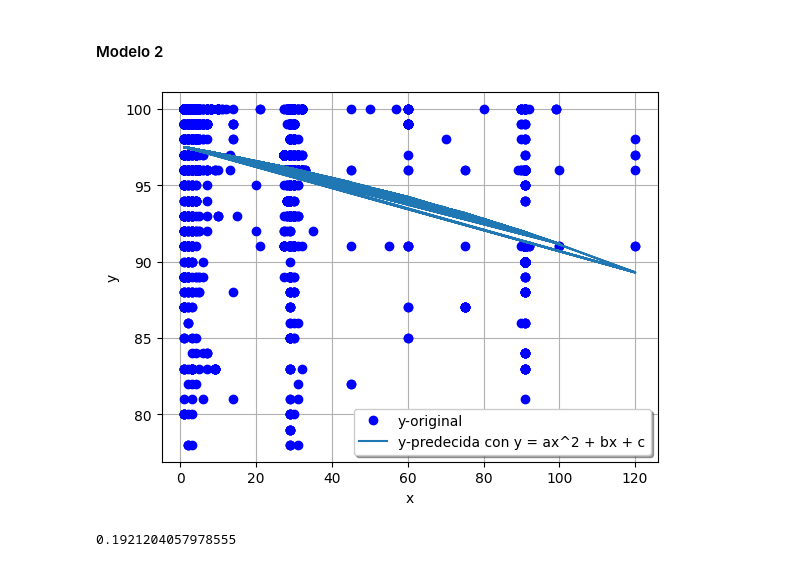
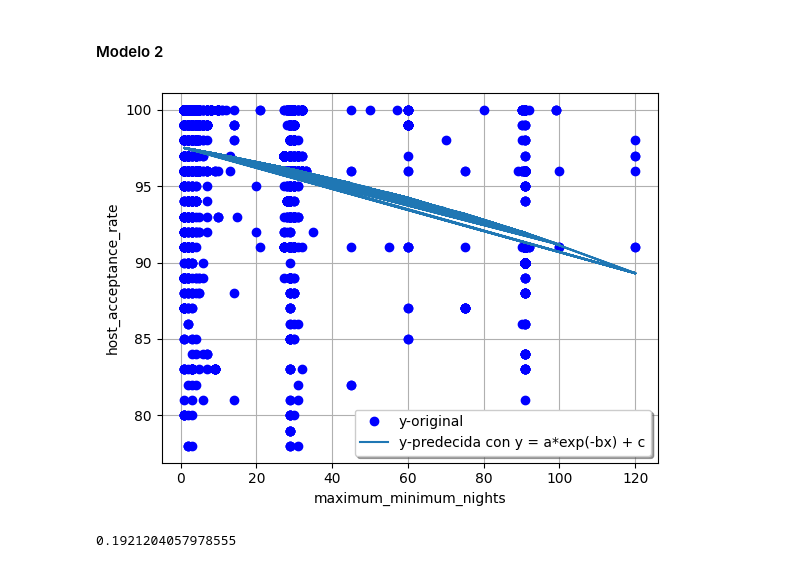
Before and after one commit to BetoxAlka/AnaliticaDatos_Equipo3, a Jupyter notebook: Actividad3-8/Act3_8_Boston.ipynb, the cells around one changed output. Drawn from its saved outputs; the diff is of its cells as text; code cells hidden in the pictures.

```diff
--- a/Actividad3-8/Act3_8_Boston.ipynb
+++ b/Actividad3-8/Act3_8_Boston.ipynb
@@ -324,14 +324,14 @@ y_pred_2B = func_2B(x_2, *parametros_2B)
 # %%
 #Graficamos las predicciones y los datos originales para realizar la comparación
 plt.plot(x_2,y_2, 'bo', label='y-original')
-plt.plot(x_2,y_pred_2B, label='y-predecida con y = ax^2 + bx + c')
-plt.xlabel('x')
-plt.ylabel('y')
+plt.plot(x_2,y_pred_2B, label='y-predecida con y = a*exp(-bx) + c')
+plt.xlabel('maximum_minimum_nights')
+plt.ylabel('host_acceptance_rate')
 plt.legend(loc='best',fancybox=True,shadow=True)
 plt.grid(True)
 plt.show()
 # %% [output]
-[figure, old version]
+[figure, new version]
 # %%
 #Calclamos el coeficiete de determinación del modelo
 r2_modelo_2B = r2_score(y_2, y_pred_2B)
```
Also changed, not shown: parts of 12 cells of this notebook.
